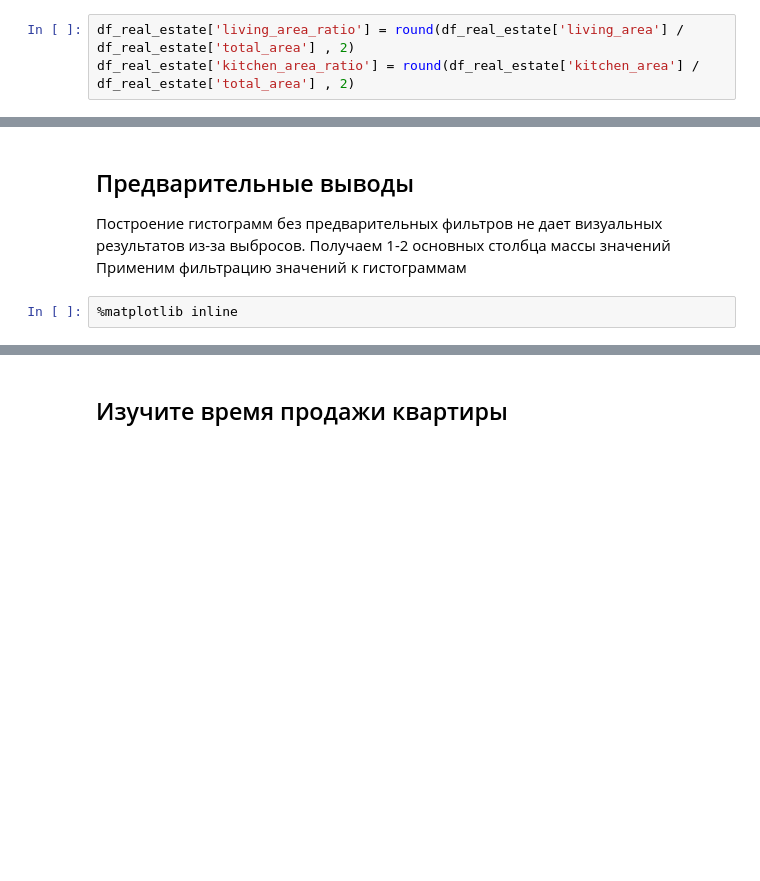
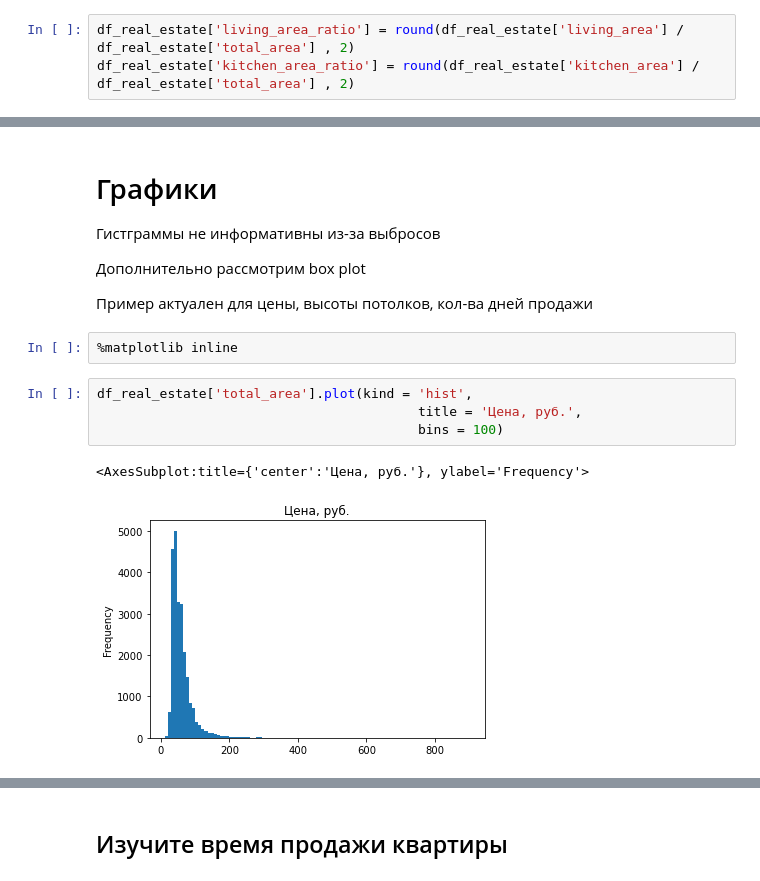
Before and after one commit to katbert5605/ya_project, a Jupyter notebook: ya_project_1.ipynb, the cells around one changed output, grey strips where cells are left out. Cells and saved outputs as stored; diff of their text form; blank space fills up the shorter version.

```diff
--- a/ya_project_1.ipynb
+++ b/ya_project_1.ipynb
@@ -224,8 +192,17 @@ round(df_real_estate.describe(),2)
 # %% [markdown]
-## Предварительные выводы
-Построение гистограмм без предварительных фильтров не дает визуальных результатов из-за выбросов.
-Получаем 1-2 основных столбца массы значений
-Применим фильтрацию значений к гистограммам
+# Графики
+Гистграммы не информативны из-за выбросов
+
+Дополнительно рассмотрим box plot
+
+Пример актуален для цены, высоты потолков, кол-ва дней продажи
 # %%
 %matplotlib inline
+# %%
+df_real_estate['total_area'].plot(kind = 'hist',
+                                         title = 'Цена, руб.',
+                                         bins = 100)
+# %% [output]
+<AxesSubplot:title={'center':'Цена, руб.'}, ylabel='Frequency'>
+[figure, added]
 # %%
```
Also changed, not shown: parts of 36 cells of this notebook.
